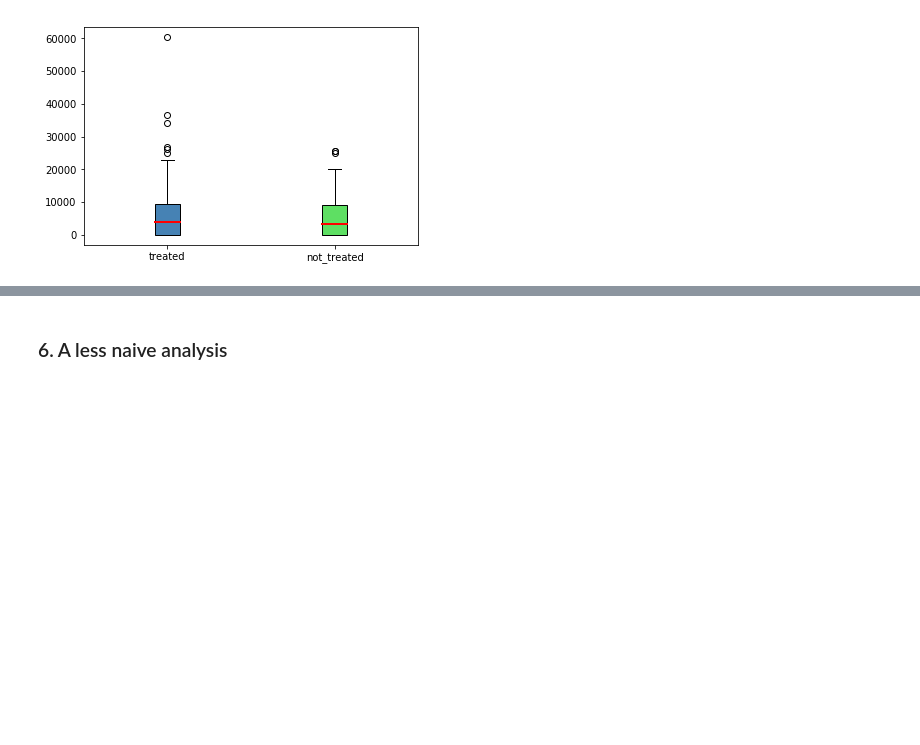
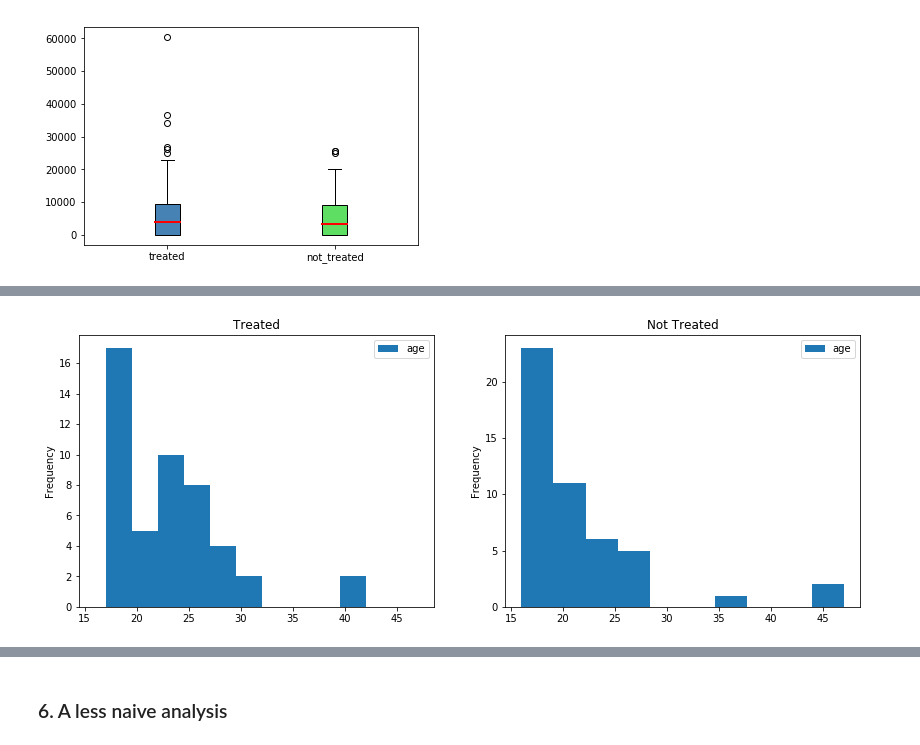
Before and after one commit to IsaacLeimgruber/ADA_labs_repo, a Jupyter notebook: 04 - Applied ML/HW04_Charles.ipynb, the cells around one changed output, grey strips where cells are left out. Saved outputs shown, nothing was run; the diff lists cells and outputs as text; code cells hidden in the pictures; blank space fills up the shorter version.

```diff
--- a/04 - Applied ML/HW04_Charles.ipynb
+++ b/04 - Applied ML/HW04_Charles.ipynb
@@ -610,0 +684,4 @@ make_boxplot(patients_treated_race, patients_not_treated_race, 're78', ['treated
+# %%
+shared_plot_by('age', 'hist', new_patients_treated_matched, new_patients_not_treated_matched)
+# %% [output]
+[figure, added]
```
Also changed, not shown: parts of 23 cells of this notebook.
